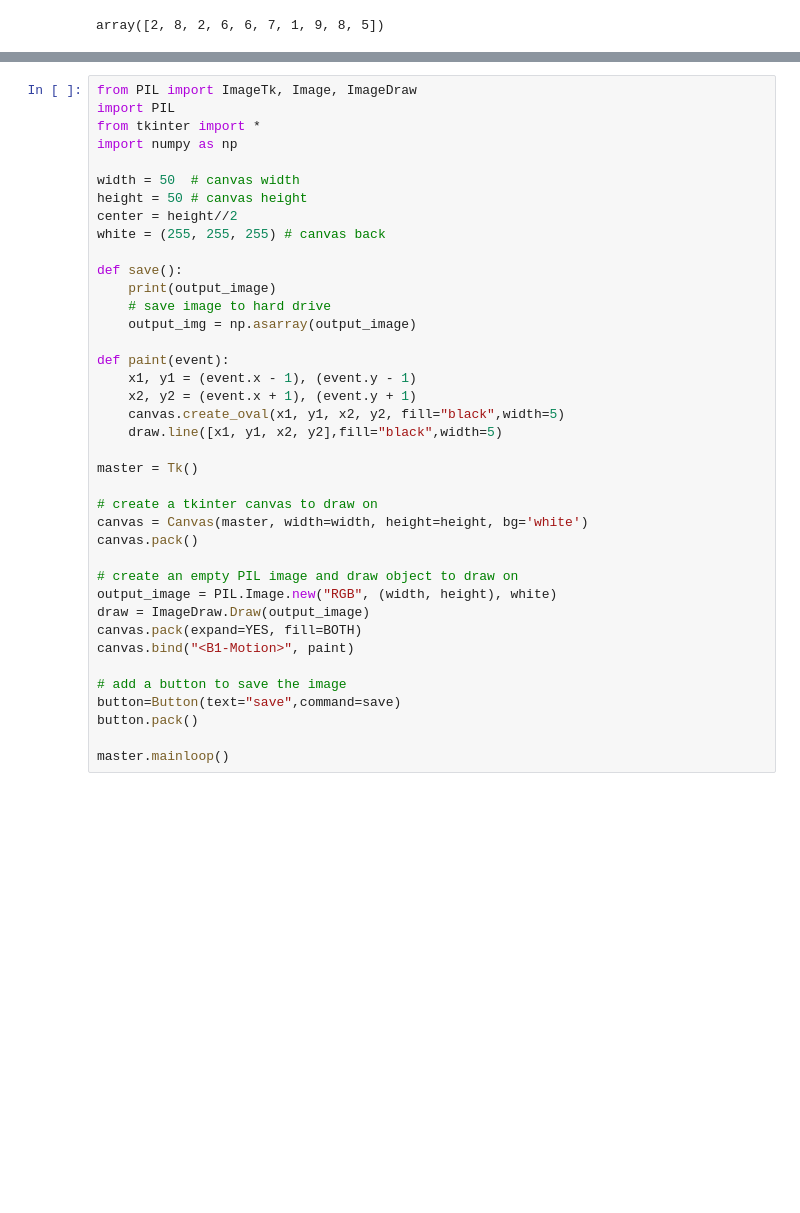
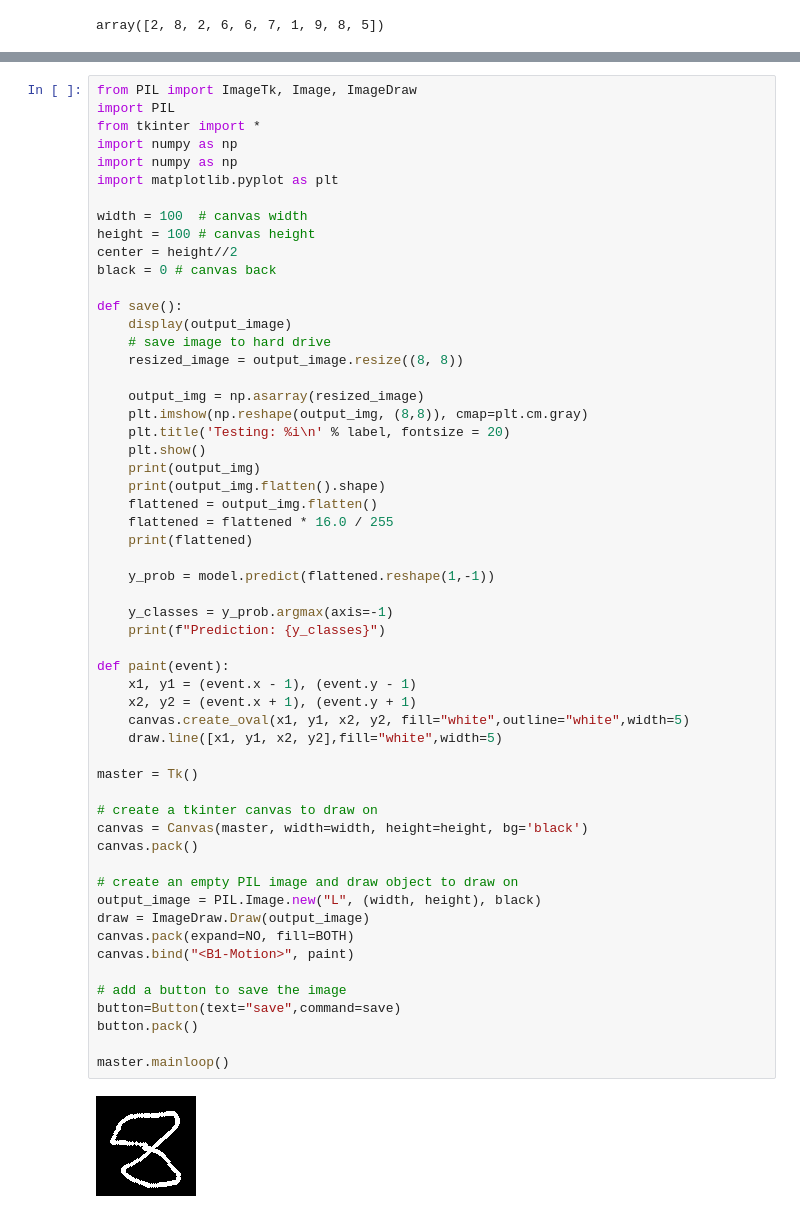
Before and after one commit to Dhiren12795/eai6080, a Jupyter notebook: craigp/Final_Project_Scratch.ipynb, the cells around one changed output, grey strips where cells are left out. Cells and saved outputs as stored; diff of their text form; blank space fills up the shorter version.

Commit message:
get interactive prediction working

```diff
--- a/craigp/Final_Project_Scratch.ipynb
+++ b/craigp/Final_Project_Scratch.ipynb
@@ -227,40 +228,58 @@ plt.show()
 # %%
 from PIL import ImageTk, Image, ImageDraw
 import PIL
 from tkinter import *
 import numpy as np
+import numpy as np
+import matplotlib.pyplot as plt
 
-width = 50  # canvas width
-height = 50 # canvas height
+width = 100  # canvas width
+height = 100 # canvas height
 center = height//2
-white = (255, 255, 255) # canvas back
+black = 0 # canvas back
 
 def save():
-    print(output_image)
+    display(output_image)
     # save image to hard drive
-    output_img = np.asarray(output_image)
+    resized_image = output_image.resize((8, 8))
+
+    output_img = np.asarray(resized_image)
+    plt.imshow(np.reshape(output_img, (8,8)), cmap=plt.cm.gray)
+    plt.title('Testing: %i\n' % label, fontsize = 20)
+    plt.show()
+    print(output_img)
+    print(output_img.flatten().shape)
+    flattened = output_img.flatten()
+    flattened = flattened * 16.0 / 255
+    print(flattened)
+
+    y_prob = model.predict(flattened.reshape(1,-1))
+
+    y_classes = y_prob.argmax(axis=-1)
+    print(f"Prediction: {y_classes}")
 
 def paint(event):
     x1, y1 = (event.x - 1), (event.y - 1)
     x2, y2 = (event.x + 1), (event.y + 1)
-    canvas.create_oval(x1, y1, x2, y2, fill="black",width=5)
-    draw.line([x1, y1, x2, y2],fill="black",width=5)
+    canvas.create_oval(x1, y1, x2, y2, fill="white",outline="white",width=5)
+    draw.line([x1, y1, x2, y2],fill="white",width=5)
 
 master = Tk()
 
 # create a tkinter canvas to draw on
-canvas = Canvas(master, width=width, height=height, bg='white')
+canvas = Canvas(master, width=width, height=height, bg='black')
 canvas.pack()
 
 # create an empty PIL image and draw object to draw on
-output_image = PIL.Image.new("RGB", (width, height), white)
+output_image = PIL.Image.new("L", (width, height), black)
 draw = ImageDraw.Draw(output_image)
-canvas.pack(expand=YES, fill=BOTH)
+canvas.pack(expand=NO, fill=BOTH)
 canvas.bind("<B1-Motion>", paint)
 
 # add a button to save the image
 button=Button(text="save",command=save)
 button.pack()
 
 master.mainloop()
 # %% [output]
+[figure, added]
```
Also changed, not shown: parts of 9 cells of this notebook.
